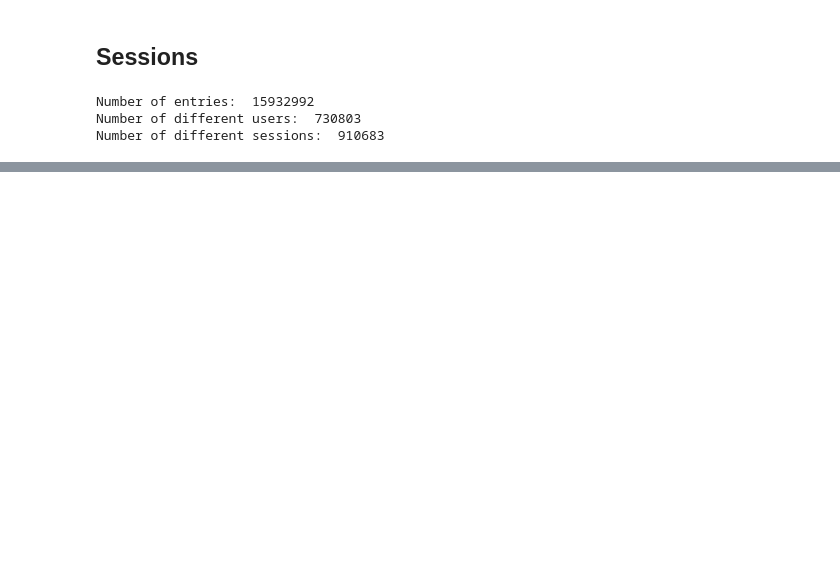
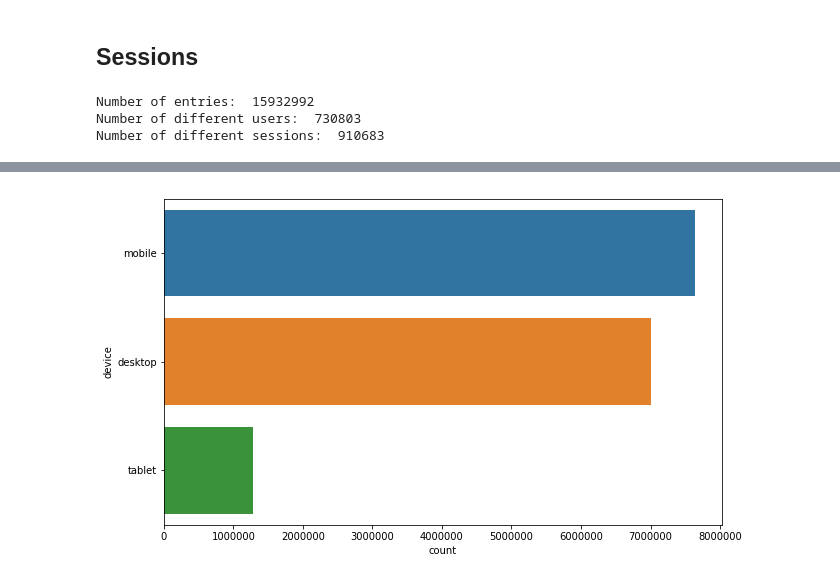
Before and after one commit to PatrickRi/Rec_Sys, a Jupyter notebook: notebooks/ExplorativeAnalysis.ipynb, the cells around one changed output, grey strips where cells are left out. Cells and saved outputs as stored; diff of their text form; code cells hidden in the pictures; blank space fills up the shorter version.

```diff
--- a/notebooks/ExplorativeAnalysis.ipynb
+++ b/notebooks/ExplorativeAnalysis.ipynb
@@ -100,0 +98,5 @@ df_number_sessions_per_user.describe()
+# %%
+_, ax = plt.subplots(figsize=(10, 6))
+sns.countplot(y='device', data=df_train, ax=ax);
+# %% [output]
+[figure, added]
```
Also changed, not shown: parts of 11 cells of this notebook.
